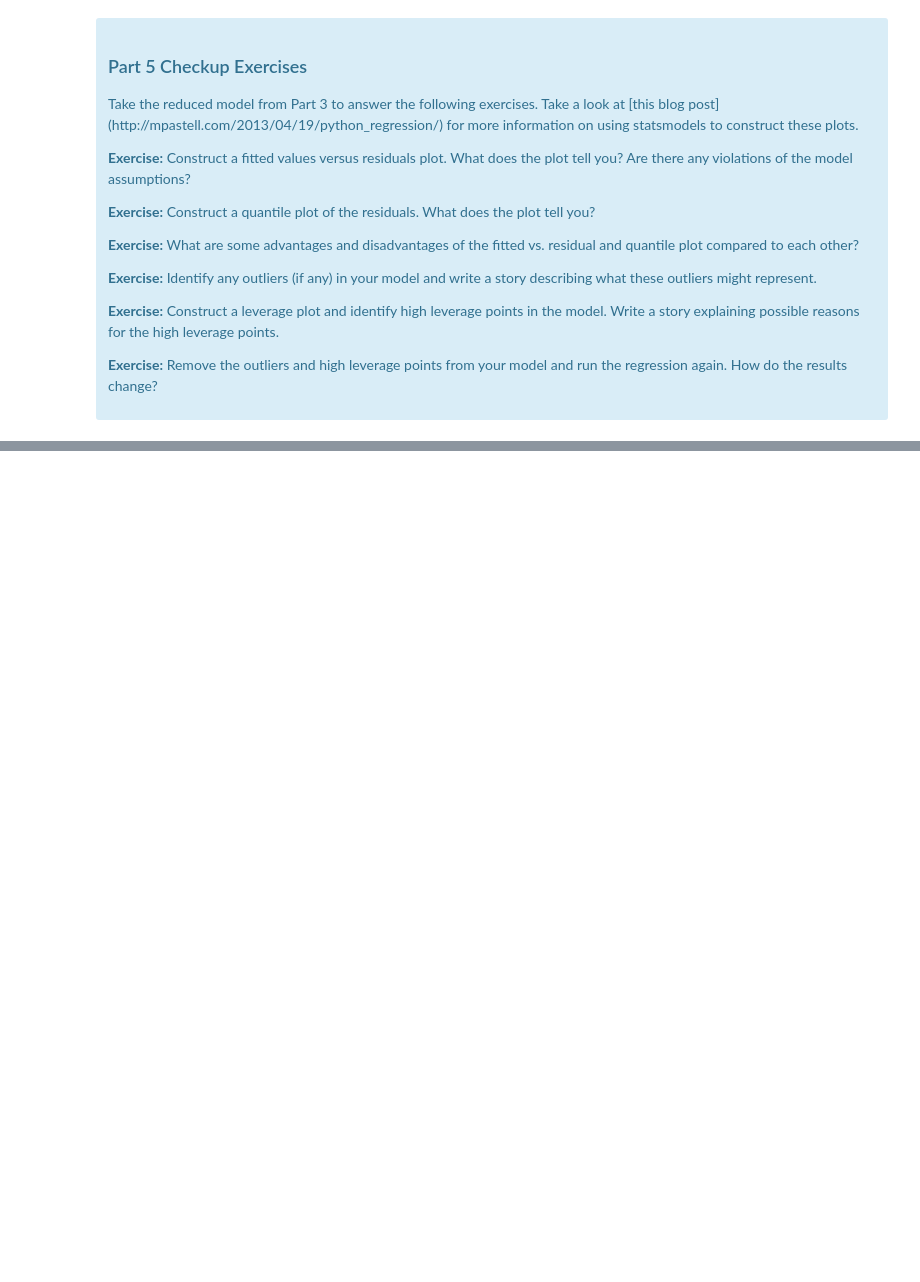
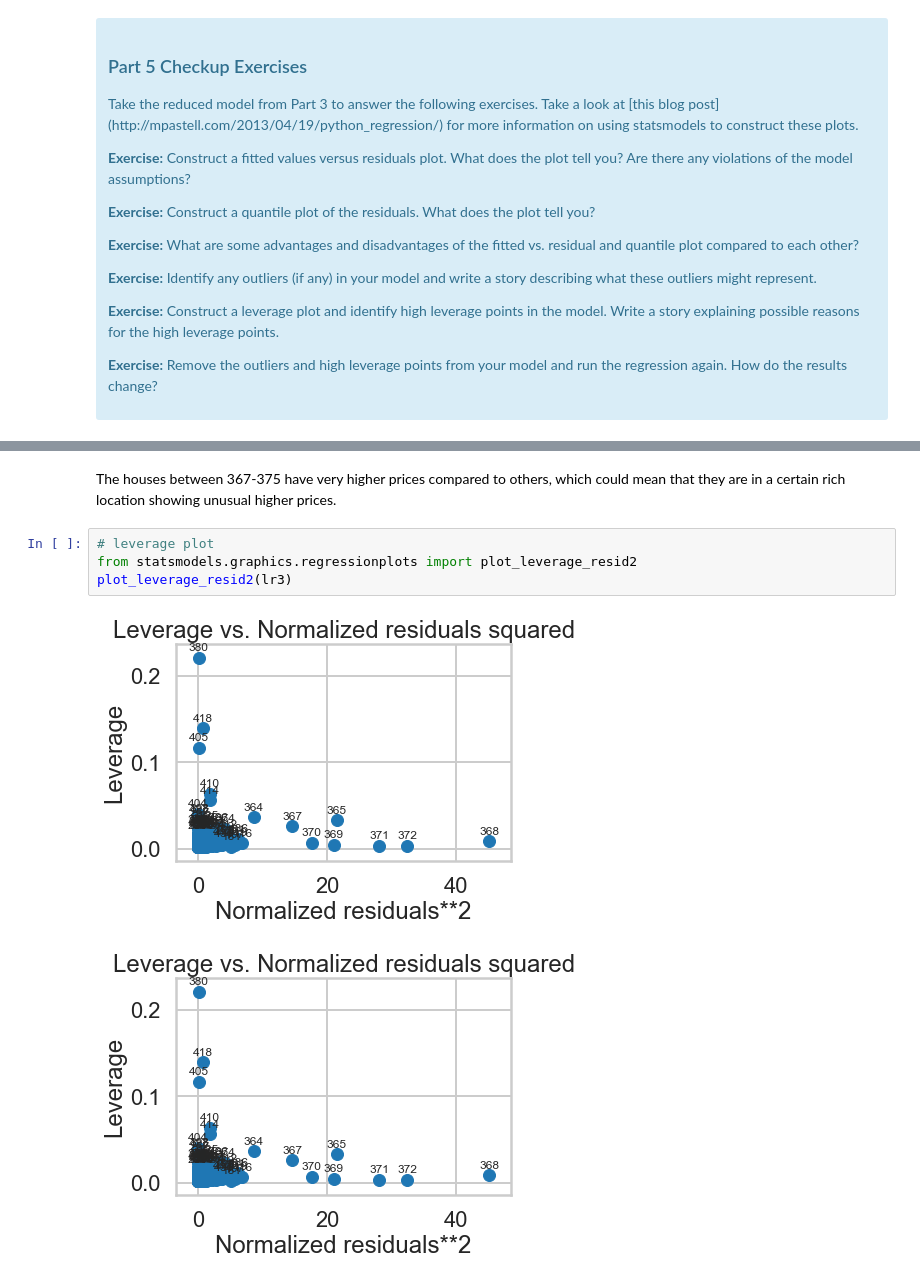
Before and after one commit to kaganilter/PROJECTS, a Jupyter notebook: linear_regression/Mini_Project_Linear_Regression_Boston Housing.ipynb, the cells around one changed output, grey strips where cells are left out. Cells and saved outputs as stored; diff of their text form; blank space fills up the shorter version.

Commit message:
REGRESSION HOUSING

```diff
--- a/linear_regression/Mini_Project_Linear_Regression_Boston Housing.ipynb
+++ b/linear_regression/Mini_Project_Linear_Regression_Boston Housing.ipynb
@@ -831,0 +924,9 @@ There are some other issues that are important investigate with linear regressio
+# %% [markdown]
+The houses between 367-375 have very higher prices compared to others, which could mean that they are in a certain rich location showing unusual higher prices.
+# %%
+# leverage plot
+from statsmodels.graphics.regressionplots import plot_leverage_resid2
+plot_leverage_resid2(lr3)
+# %% [output]
+[figure, added]
+[figure, added]
```
Also changed, not shown: parts of 21 cells of this notebook.
